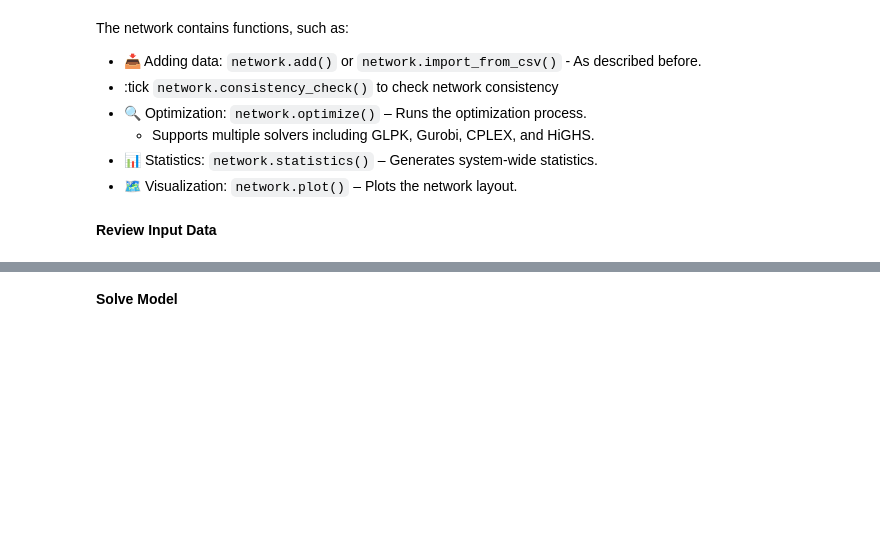
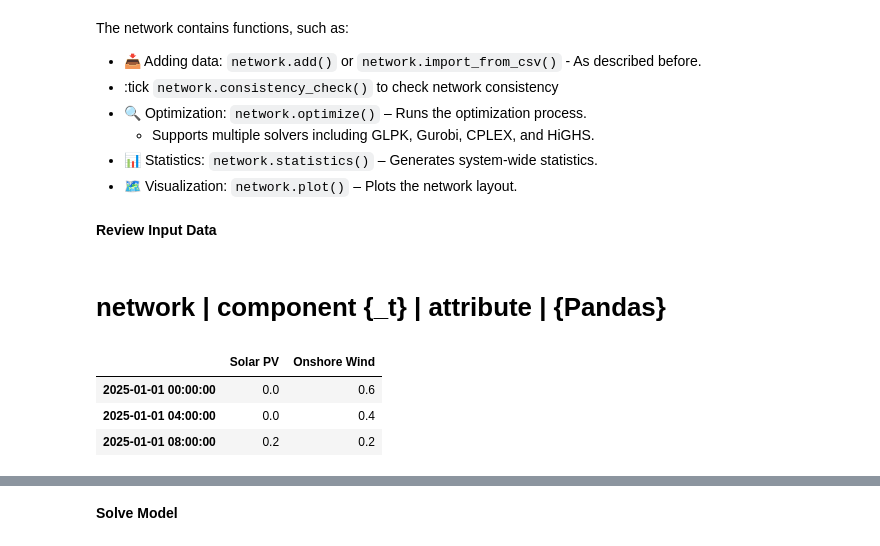
Before and after one commit to Sondlo/mec4131z, a Jupyter notebook: Lesson 4 Building a PyPSA Model.ipynb, the cells around one changed output, grey strips where cells are left out. Saved outputs shown, nothing was run; the diff lists cells and outputs as text; code cells hidden in the pictures; blank space fills up the shorter version.

````diff
--- a/Lesson 4 Building a PyPSA Model.ipynb
+++ b/Lesson 4 Building a PyPSA Model.ipynb
@@ -340,3 +446,13 @@ p_max_pu_df = pd.DataFrame(p_max_pu_dict, index=snapshots)
 
 network.generators_t.p_max_pu = p_max_pu_df
 ```
+# %%
+solar_p_max_pu = [0.0, 0.0, 0.2, 0.6, 0.3, 0]
+wind_p_max_pu = [0.6, 0.4, 0.2, 0.3, 0.1, 0.15]
+
+p_max_pu_dict = {"Solar PV": solar_p_max_pu, "Onshore Wind": wind_p_max_pu}
+
+# Combine into DataFrame
+p_max_pu_df = pd.DataFrame(p_max_pu_dict, index=snapshots)
+
+network.generators_t.p_max_pu = p_max_pu_df
@@ -358,3 +478,5 @@ network.add("Load", name="Load 1", bus="bus1", p_set=100)
 Here:
 - `bus="bus1"` specifies the bus the generator is connected to.
 - `p_set=100` sets the nominal power capacity in MW sets a constant load for all snapshots
+# %%
+network.add('Load', name = "SA Load",bus = "ZA",p_set = 1000)
@@ -421,3 +584,5 @@ _Exercise_
 * _marginal_cost = 100_
 * _state_of_charge_initial = 3000_
 * _max_hours = 5_
+# %%
+network.add('StorageUnit', name = "BESS",bus = "ZA",p_nom = 1000, state_of_charge_initial = 300, max_hours = 5)
@@ -439,3 +606,7 @@ Here:
 - `p_nom=100` sets the nominal power in MW.
 
 _Exercise: Set up a bus in Lesotho (LS) with a constant load of 80 MW and connect Lesotho to South Africa (ZA) a 100MW link wit_
+# %%
+network.add("Bus",name = "LS")
+network.add("Link",name = "friendship", bus0 = "ZA", bus1 = "LS", p_nom = 100)
+network.add("Load",name = "Lesotho Demand", bus = "LS", p_set = 80)
@@ -453,7 +626,14 @@ The network contains functions, such as:
 - 🗺️ Visualization: `network.plot()` – Plots the network layout.
 # %% [markdown]
 **Review Input Data**
+# %% [markdown]
+# network | component {_t} | attribute | {Pandas}
 # %%
-network.generators_t.p_max_pu.head()
+network.generators_t.p_max_pu.head(3)
+# %% [output]
+|  | Solar PV | Onshore Wind |
+| 2025-01-01 00:00:00 | 0.0 | 0.6 |
+| 2025-01-01 04:00:00 | 0.0 | 0.4 |
+| 2025-01-01 08:00:00 | 0.2 | 0.2 |
 # %%
 network.loads_t.p_set.head()
````
Also changed, not shown: parts of 28 cells of this notebook, 8 other files.
